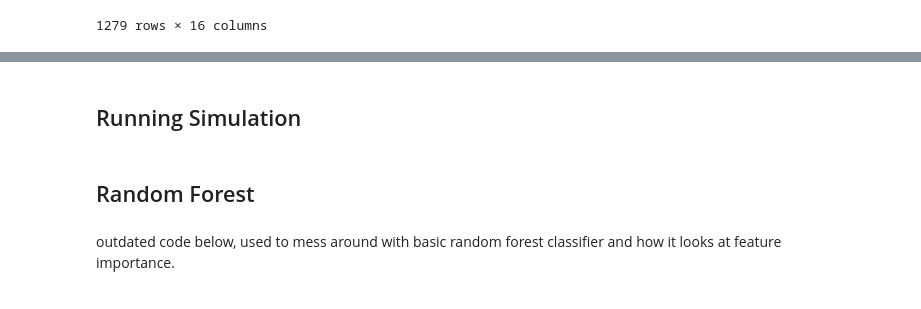
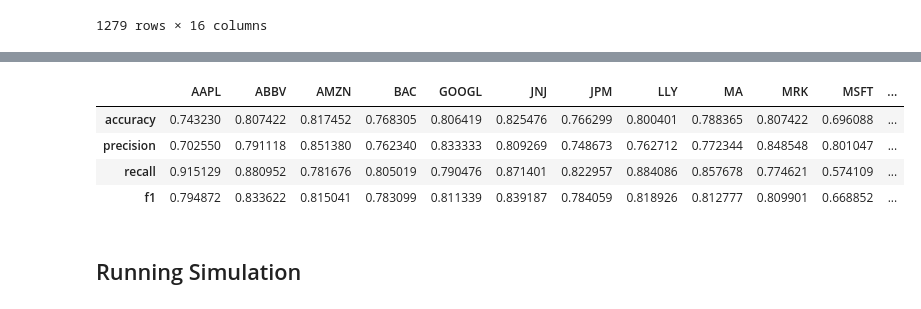
Before and after one commit to jguhit/Erdos-DS-2024-newsworthy, a Jupyter notebook: models/logistic.ipynb, the cells around one changed output, grey strips where cells are left out. Cells and saved outputs as stored; diff of their text form; code cells hidden in the pictures.

```diff
--- a/models/logistic.ipynb
+++ b/models/logistic.ipynb
@@ -223,7 +223,7 @@ for tick, frame in ticker_frames.items():
     X_train_scaled = scaler.transform(X_train)
     X_test_scaled = scaler.transform(X_test)
     model = clf.fit(X_train_scaled, y_train)
-    rfe = RFE(estimator=lr, n_features_to_select=3).fit(X_train_scaled, y_train)
+    rfe = RFE(estimator=lr, n_features_to_select=5).fit(X_train_scaled, y_train)
     dumb = dummy.fit(X_train_scaled, y_train)
     feature_ranks[tick] = [frame.columns[i] for i in rfe.get_support(1)]
     best_para[tick] = list(model.best_params_.values())
@@ -279,2 +280,14 @@ best_para, feature_ranks
+# %%
+log_best_param = pd.DataFrame(best_para, index = ['C'])
+log_features_top5= pd.DataFrame(feature_ranks)
+log_test_scores = pd.DataFrame(lr_scores, index = ['accuracy', 'precision', 'recall', 'f1'])
+dummy_test_scores = pd.DataFrame(dummy_scores, index = ['accuracy', 'precision', 'recall', 'f1'])
+log_test_scores
+# %% [output]
+|  | AAPL | ABBV | AMZN | BAC | GOOGL | JNJ | JPM | LLY | MA | MRK | MSFT | ... |
+| accuracy | 0.743230 | 0.807422 | 0.817452 | 0.768305 | 0.806419 | 0.825476 | 0.766299 | 0.800401 | 0.788365 | 0.807422 | 0.696088 | ... |
+| precision | 0.702550 | 0.791118 | 0.851380 | 0.762340 | 0.833333 | 0.809269 | 0.748673 | 0.762712 | 0.772344 | 0.848548 | 0.801047 | ... |
+| recall | 0.915129 | 0.880952 | 0.781676 | 0.805019 | 0.790476 | 0.871401 | 0.822957 | 0.884086 | 0.857678 | 0.774621 | 0.574109 | ... |
+| f1 | 0.794872 | 0.833622 | 0.815041 | 0.783099 | 0.811339 | 0.839187 | 0.784059 | 0.818926 | 0.812777 | 0.809901 | 0.668852 | ... |
 # %% [markdown]
 ## Running Simulation
@@ -307,5 +293,0 @@ for tick, frame in ticker_frames.items():
-# %% [markdown]
-## Random Forest
-# %% [markdown]
-
-outdated code below, used to mess around with basic random forest classifier and how it looks at feature importance.
```
Also changed, not shown: parts of 21 cells of this notebook, 6 other files.
